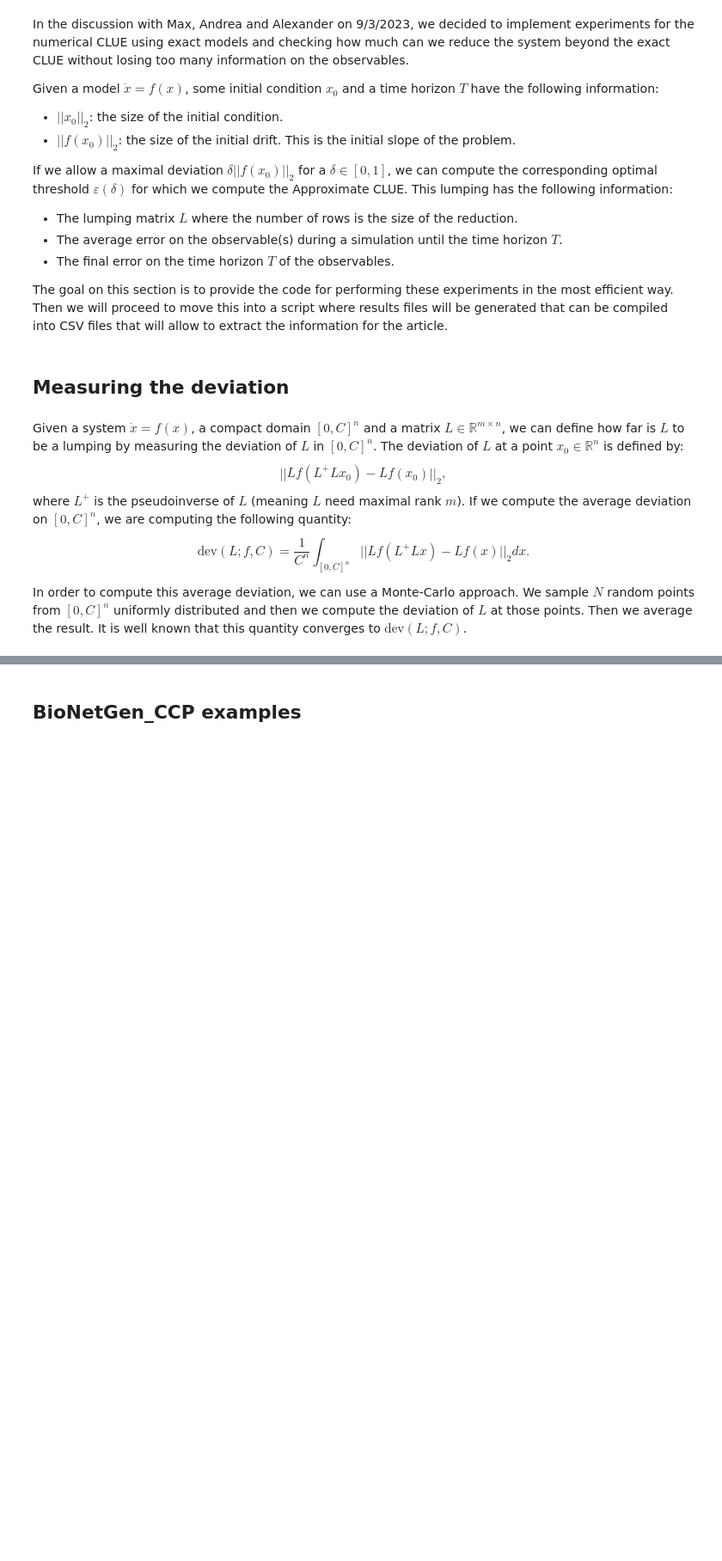
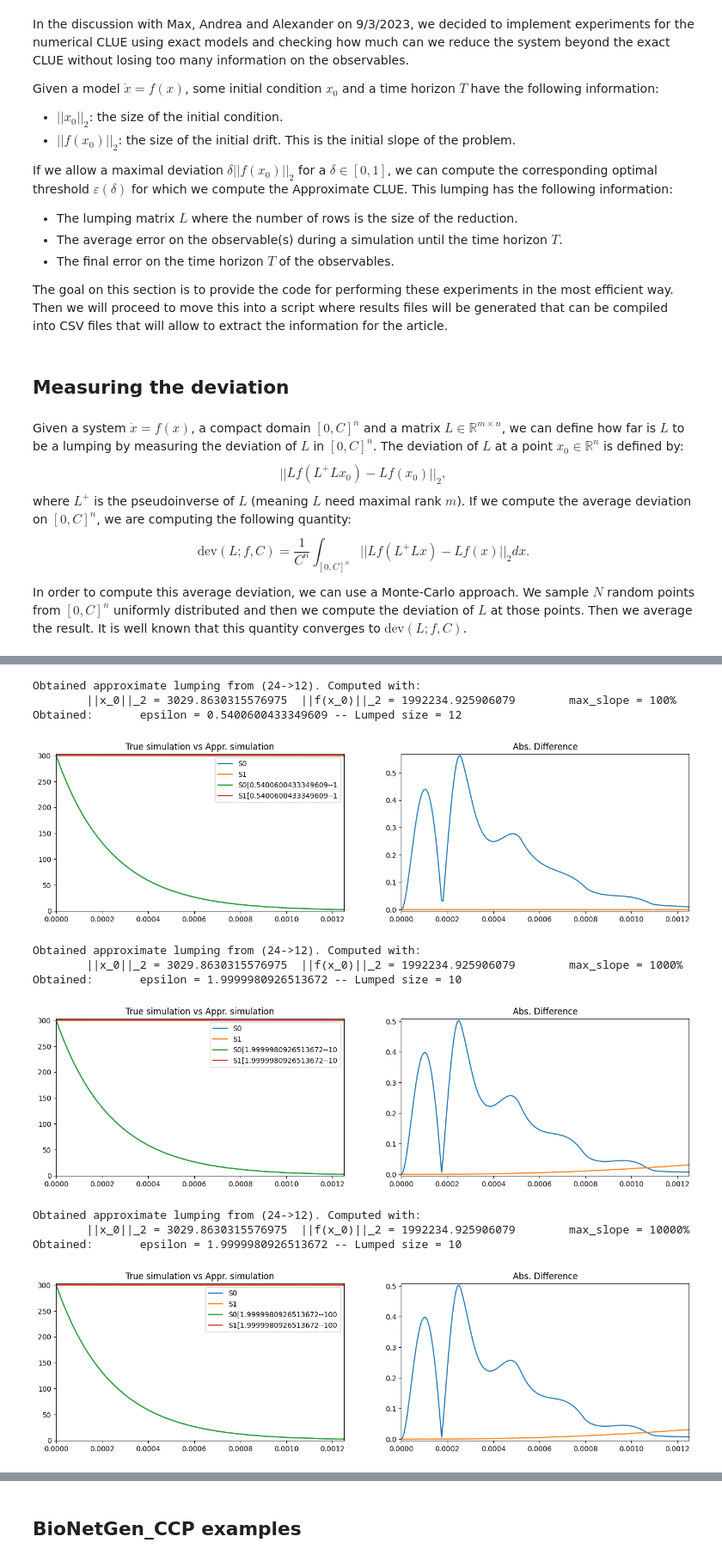
Before and after one commit to clue-developers/CLUE, a Jupyter notebook: notebooks/numerical_tests.ipynb, the cells around one changed output, grey strips where cells are left out. Shown at 86% size. Drawn from its saved outputs; the diff is of its cells as text; code cells hidden in the pictures; blank space fills up the shorter version.

```diff
--- a/notebooks/numerical_tests.ipynb
+++ b/notebooks/numerical_tests.ipynb
@@ -153,7 +171,8 @@ def print_result(result):
 def print_results(results):
     for result in results: print_result(result)
 # %%
-#results = run_exact_test("ProteinPhosphorylation[2]",
-#                percentage_slope = [1,10,100],
-#                t1 = 0.00125)
-#print_results(results)
+results = run_exact_test("ProteinPhosphorylation[2]",
+               percentage_slope = [1,10,100],
+               t1 = 0.00125)
+print_results(results)
+# %% [output]
@@ -159,0 +196,12 @@ def print_results(results):
+Obtained approximate lumping from (24->12). Computed with:
+        ||x_0||_2 = 3029.8630315576975  ||f(x_0)||_2 = 1992234.925906079        max_slope = 100%
+Obtained:       epsilon = 0.5400600433349609 -- Lumped size = 12
+[figure, added]
+Obtained approximate lumping from (24->12). Computed with:
+        ||x_0||_2 = 3029.8630315576975  ||f(x_0)||_2 = 1992234.925906079        max_slope = 1000%
+Obtained:       epsilon = 1.9999980926513672 -- Lumped size = 10
+[figure, added]
+Obtained approximate lumping from (24->12). Computed with:
+        ||x_0||_2 = 3029.8630315576975  ||f(x_0)||_2 = 1992234.925906079        max_slope = 10000%
+Obtained:       epsilon = 1.9999980926513672 -- Lumped size = 10
+[figure, added]
```
Also changed, not shown: parts of 12 cells of this notebook.
